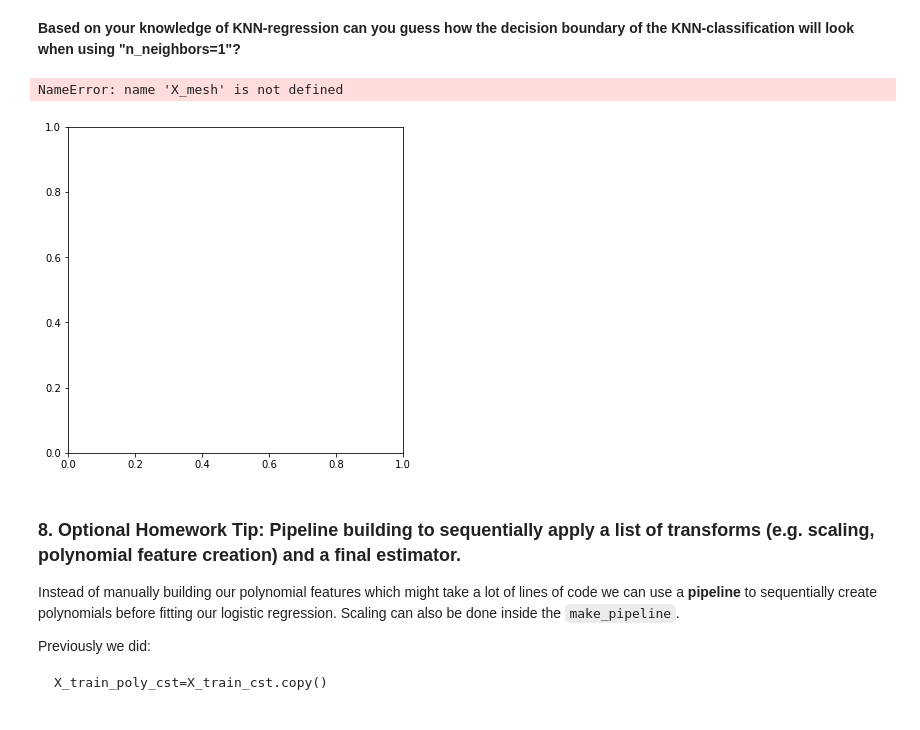
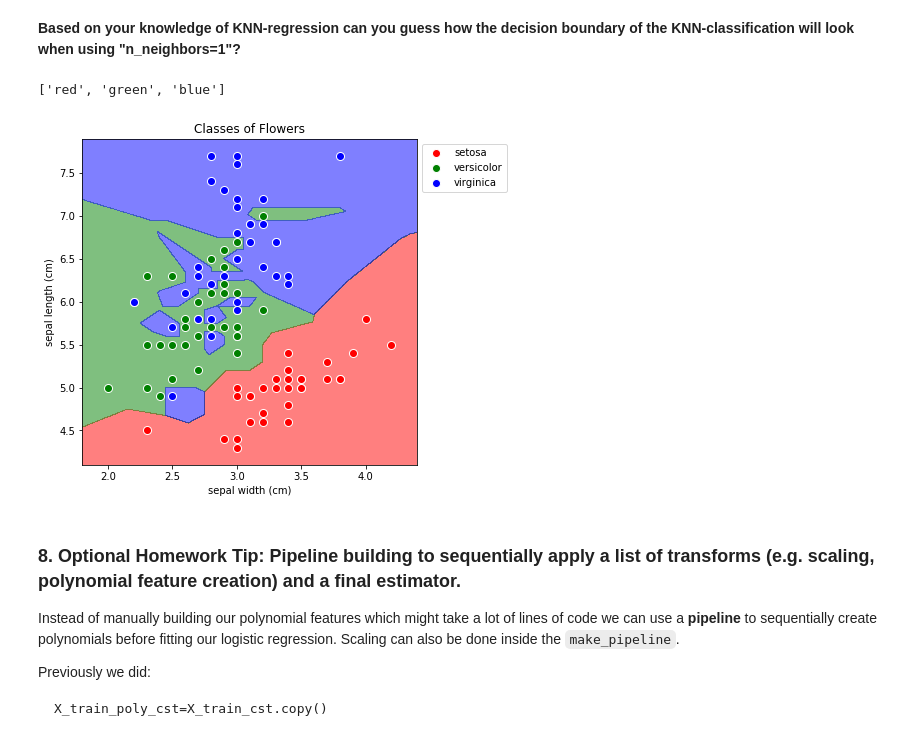
Before and after one commit to chksi/2019-CS109A, a Jupyter notebook: content/sections/section5/notebook/cs109a_section_5.ipynb, the cells around one changed output. Drawn from its saved outputs; the diff is of its cells as text; code cells hidden in the pictures.

```diff
--- a/content/sections/section5/notebook/cs109a_section_5.ipynb
+++ b/content/sections/section5/notebook/cs109a_section_5.ipynb
@@ -719,25 +771,29 @@ Testing Set Accuracy: 72.0%
 The fact we have a big gap of performance between the test and training set means we are overfitting, and can be explained by using "n_neighbors=1".
 # %% [markdown]
 **Based on your knowledge of KNN-regression can you guess how the decision boundary of the KNN-classification will look when using "n_neighbors=1"?**
+# %%
+colors
+# %% [output]
+['red', 'green', 'blue']
 # %%
 # Plotting decision regions
 f, ax = plt.subplots(1, 1, figsize=(6, 6))
 
 Z = model_KNN_classifier.predict(X_mesh)
 Z = Z.reshape(xx_1.shape)
 
-ax.contourf(xx_1, xx_2, Z, alpha=0.5, colors=colors, levels=2)
+#ax.contourf(xx_1, xx_2, Z, alpha=0.5, colors=colors , levels=2) # Matplotlib v 3.1.0
+ax.contourf(xx_1, xx_2, Z, alpha=0.5, colors=colors , levels=[-1,0,1,2,3])  # Matplotlib v 2.3.0
 
 plot_points(ax)
 
 ax.legend(bbox_to_anchor=(1, 1), loc='upper left', ncol=1)
 ax.set_title('Classes of Flowers')
 ax.set_ylabel('sepal length (cm)')
 ax.set_xlabel('sepal width (cm)')
 plt.show()
 # %% [output]
-NameError: name 'X_mesh' is not defined
-[figure, old version]
+[figure, new version]
 # %% [markdown]
 ### 8. Optional Homework Tip: Pipeline building to sequentially apply a list of transforms (e.g. scaling, polynomial feature creation) and a final estimator.
 
```
Also changed, not shown: parts of 12 cells of this notebook, 1 other file.
